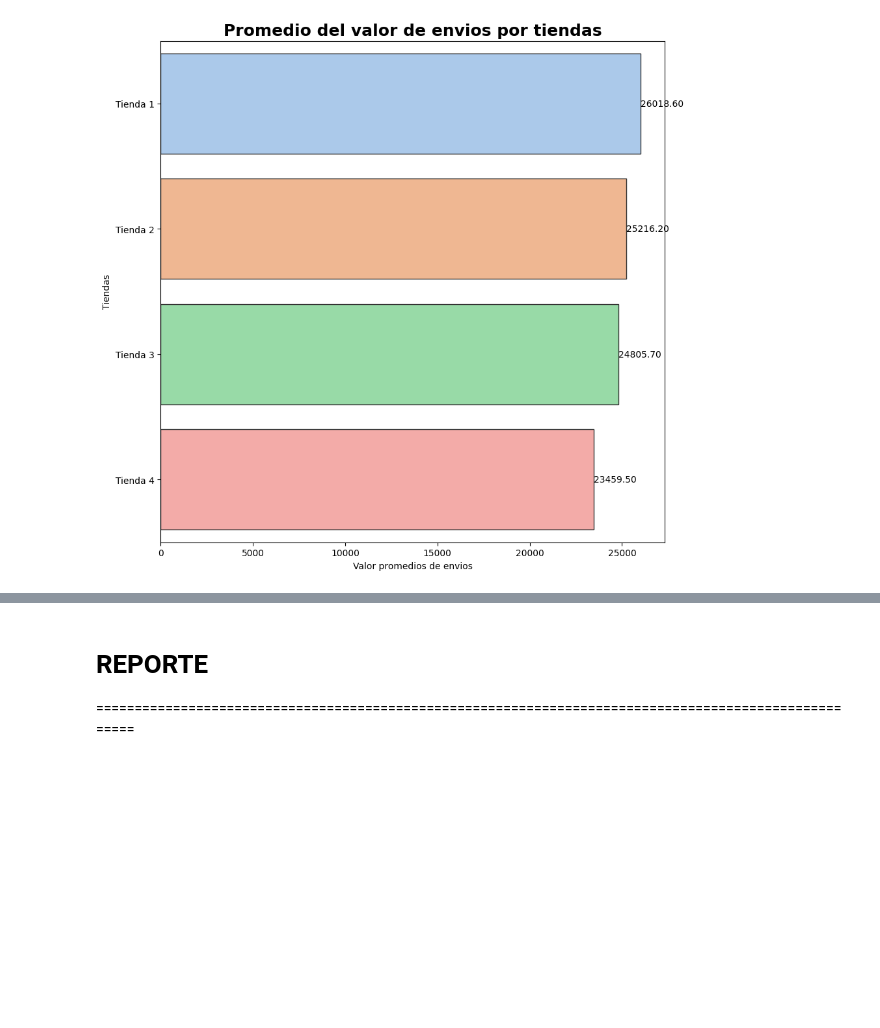
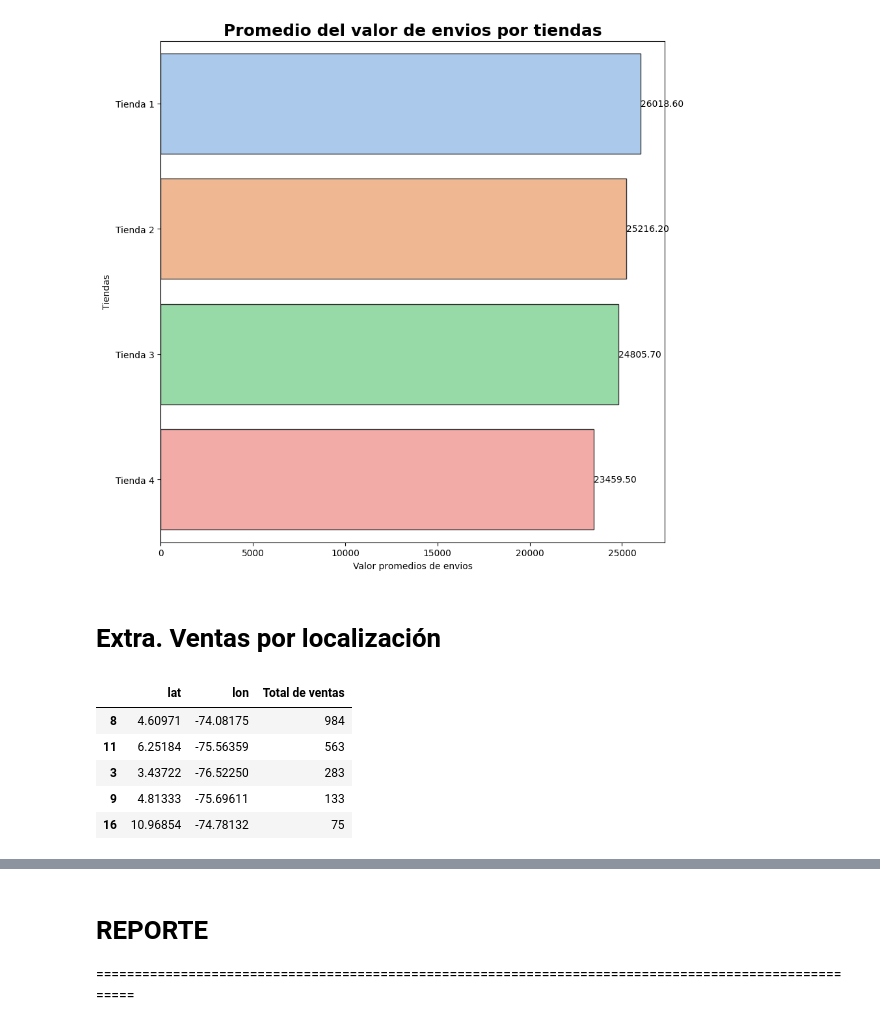
Before and after one commit to nxzK1/challenge-AluraStore, a Jupyter notebook: AluraStoreLatam.ipynb, the cells around one changed output, grey strips where cells are left out. Saved outputs shown, nothing was run; the diff lists cells and outputs as text; code cells hidden in the pictures; blank space fills up the shorter version.

Commit message:
Desarrollo del desafío extra. Mapas con visualizaciones. Mejoras al codigo.

```diff
--- a/AluraStoreLatam.ipynb
+++ b/AluraStoreLatam.ipynb
@@ -599,3 +599,21 @@ Passing `palette` without assigning `hue` is deprecated and will be removed in v
 
   ax = sns.barplot(x = 'Valor promedios de envios', y = 'Tiendas', data = df_promedios_envios, edgecolor="0.2",
 [figure]
+# %% [markdown]
+# Extra. Ventas por localización
+# %%
+def ventas_por_ubicacion(Dataframe):
+  ventas_ubicacion = Dataframe.groupby(['lat', 'lon'])['Producto'].count().reset_index()
+  ventas_ubicacion.rename(columns={'Producto': 'Total de ventas'}, inplace=True)
+  return ventas_ubicacion
+
+ventas_odenadas_t1 = ventas_por_ubicacion(tienda).sort_values(by='Total de ventas', ascending=False)
+
+ventas_odenadas_t1.head()
+# %% [output]
+|  | lat | lon | Total de ventas |
+| 8 | 4.60971 | -74.08175 | 984 |
+| 11 | 6.25184 | -75.56359 | 563 |
+| 3 | 3.43722 | -76.52250 | 283 |
+| 9 | 4.81333 | -75.69611 | 133 |
+| 16 | 10.96854 | -74.78132 | 75 |
```
Also changed, not shown: parts of 7 cells of this notebook.
